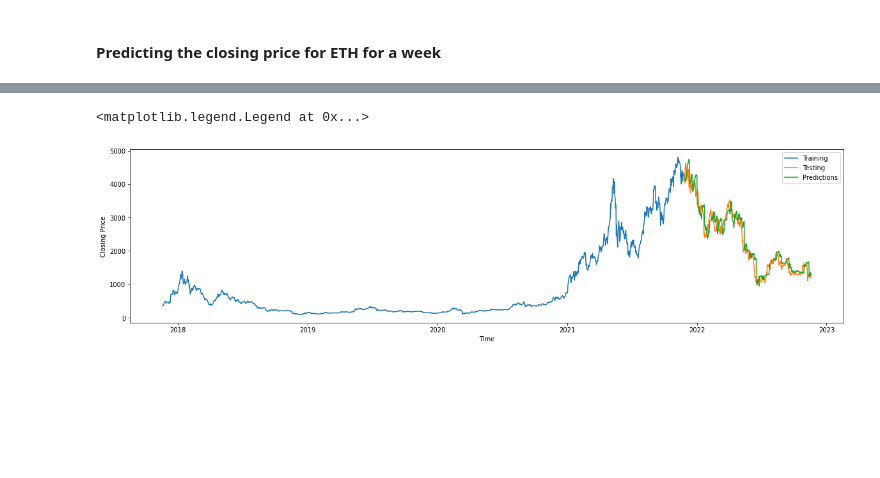
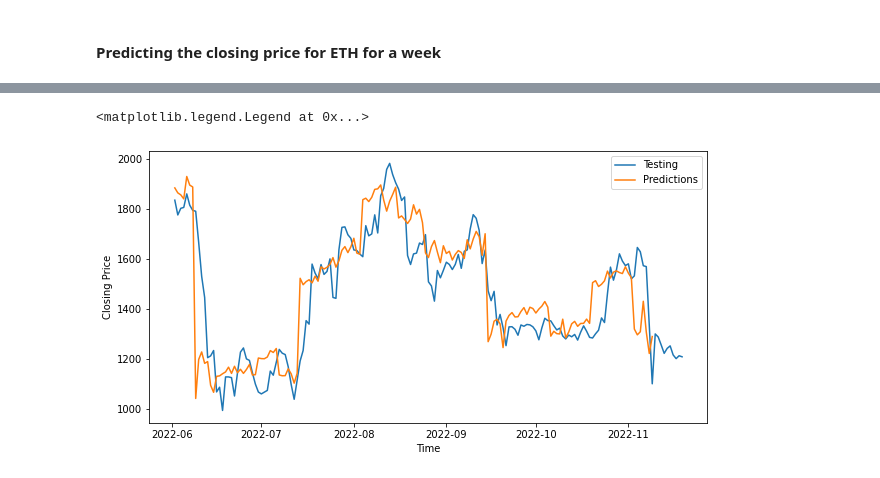
Before and after one commit to Ilia-Gershen/TYP-project, a Jupyter notebook: DeepLearningModel.ipynb, the cells around one changed output, grey strips where cells are left out. Cells and saved outputs as stored; diff of their text form; code cells hidden in the pictures; blank space fills up the shorter version.

```diff
--- a/DeepLearningModel.ipynb
+++ b/DeepLearningModel.ipynb
@@ -189,0 +206,14 @@ ETH_Train_X, ETH_Train_Y, ETH_Test_X, ETH_Test_Y = Dataset(ETH, '2021-11-20')
+# %%
+#Swap date into right format
+ETH["Date"] = pd.to_datetime(ETH["Date"])
+
+ETH_Train_X, ETH_Train_Y, ETH_Val_X, ETH_Val_Y, ETH_Test_X, ETH_Test_Y = Dataset(ETH, '2021-11-20')
+#The graph shows how data is devided into Training Validation and Testing
+plt.figure(figsize = (20, 5))
+
+plt.plot(ETH['Date'][ETH['Date'] < '2021-12-30'], ETH['Close'][ETH['Date'] < '2021-12-30'], label = 'Training')
+plt.plot(ETH['Date'][(ETH['Date'] >= '2022-01-01') & (ETH['Date'] < '2022-06-01')], ETH['Close'][(ETH['Date'] >= '2022-01-01') & (ETH['Date'] < '2022-06-01')], label = 'Validaiton')
+plt.plot(ETH['Date'][ETH['Date'] >= '2022-06-02'], ETH['Close'][ETH['Date'] >= '2022-06-02'], label = 'Testing')
+plt.xlabel('Time')
+plt.ylabel('Closing Price')
+plt.legend(loc = 'best')
@@ -194,6 +227,6 @@ ETH_Model = Model()
 # %%
 ETH_Model.compile(optimizer = tf.keras.optimizers.Adam(), loss = 'mse', metrics = tf.keras.metrics.RootMeanSquaredError())
 # %%
-ETH_hist = ETH_Model.fit(ETH_Train_X, ETH_Train_Y, epochs = 200, validation_data = (ETH_Test_X, ETH_Test_Y), callbacks = [callback])
+ETH_hist = ETH_Model.fit(ETH_Train_X, ETH_Train_Y, epochs = 200, validation_data = (ETH_Val_X, ETH_Val_Y), callbacks = [callback])
 # %% [output]
 Epoch 1/200
@@ -250,15 +297,14 @@ ETH_prediction = ETH_Model.predict(ETH_Test_X)
 # %%
-plt.figure(figsize = (20, 5))
+plt.figure(figsize = (10, 5))
 
-plt.plot(ETH['Date'][ETH['Date'] < '2021-11-25'], ETH['Close'][ETH['Date'] < '2021-11-25'], label = 'Training')
-plt.plot(ETH['Date'][ETH['Date'] >= '2021-11-26'], ETH['Close'][ETH['Date'] >= '2021-11-26'], label = 'Testing')
-plt.plot(ETH['Date'][ETH['Date'] >= '2021-11-28'], ETH_prediction.reshape(-1), label = 'Predictions')
+plt.plot(ETH['Date'][ETH['Date'] >= '2022-06-02'], ETH['Close'][ETH['Date'] >= '2022-06-02'], label = 'Testing')
+plt.plot(ETH['Date'][(ETH['Date'] >= '2022-06-02')&(ETH['Date'] <= '2022-11-09')], ETH_prediction.reshape(-1), label = 'Predictions')
 plt.xlabel('Time')
 plt.ylabel('Closing Price')
 plt.legend(loc = 'best')
 # %% [output]
 <matplotlib.legend.Legend at 0x...>
-[figure, old version]
+[figure, new version]
 # %%
 rmse = math.sqrt(mean_squared_error(ETH_Test_Y.reshape(-1,7), ETH_prediction))
 mape = np.mean(np.abs(ETH_Test_Y.reshape(-1,7) - ETH_prediction )/np.abs(ETH_Test_Y.reshape(-1,7))) * 100
```
Also changed, not shown: parts of 31 cells of this notebook.
